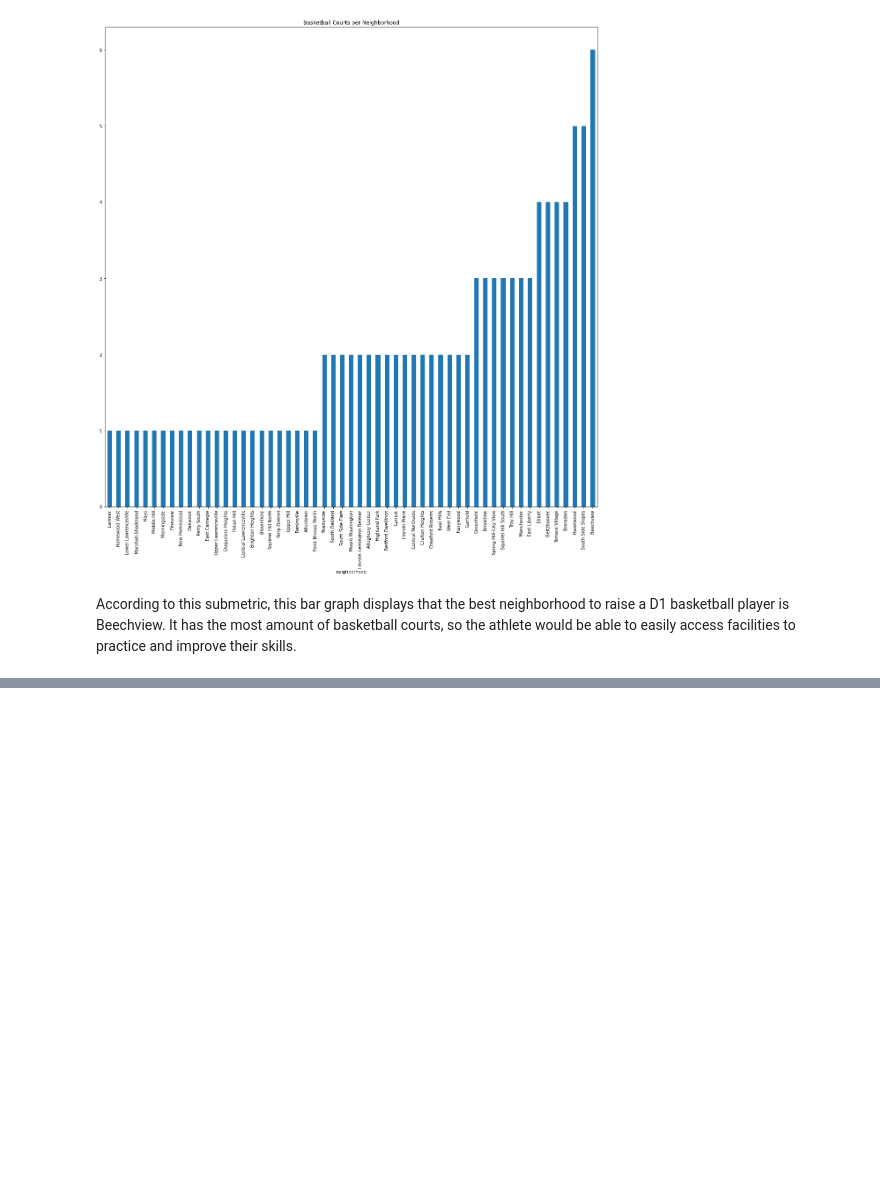
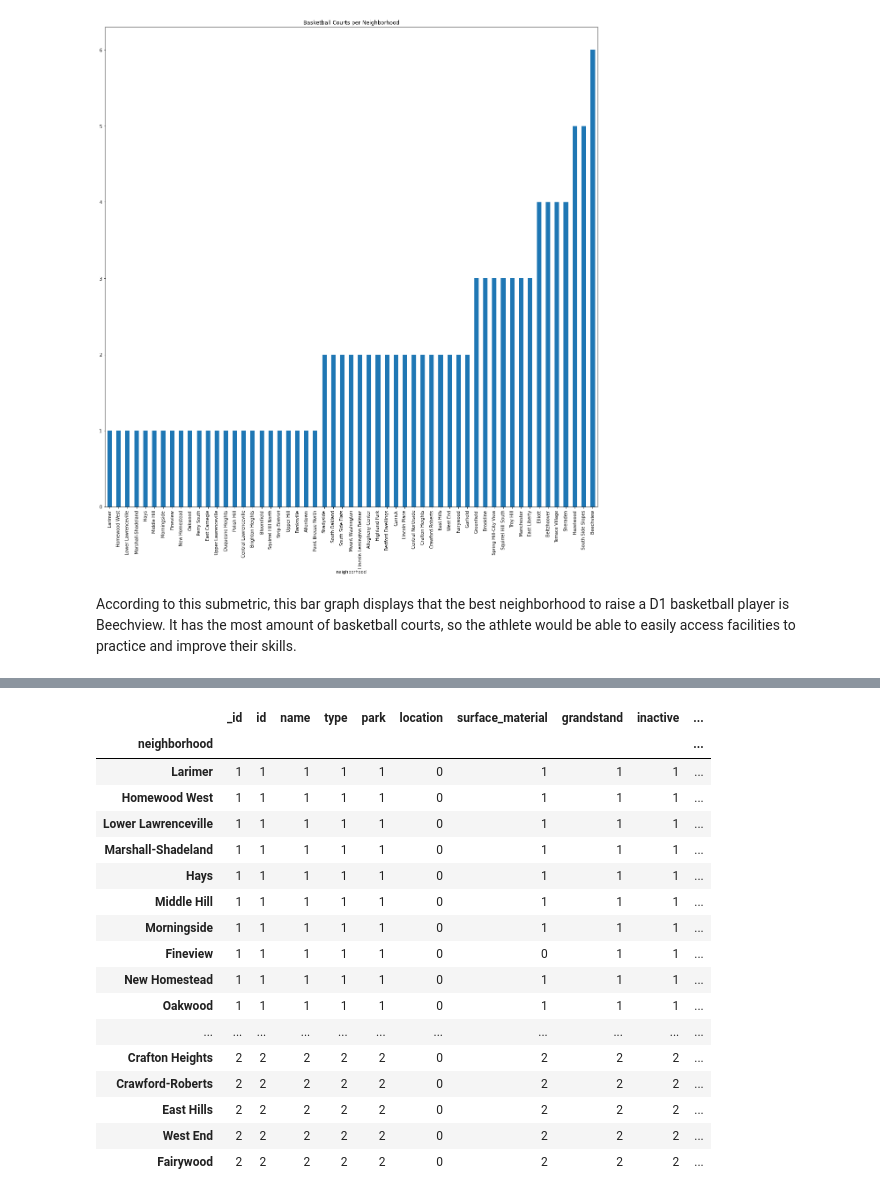
Before and after one commit to Margaret-O/Tres-Amigas-Final-Project, a Jupyter notebook: Final-Project-Courts/FinalProjectCourts.ipynb, the cells around one changed output, grey strips where cells are left out. Drawn from its saved outputs; the diff is of its cells as text; code cells hidden in the pictures; blank space fills up the shorter version.

```diff
--- a/Final-Project-Courts/FinalProjectCourts.ipynb
+++ b/Final-Project-Courts/FinalProjectCourts.ipynb
@@ -25,0 +28,28 @@ According to this submetric, this bar graph displays that the best neighborhood
+# %%
+count = 0
+current = int(sortedNeighborhoods["_id"][-1])
+for index, neighborhood in sortedNeighborhoods.iterrows():
+        if neighborhood["id"] != current:
+            count += 1
+            current = neighborhood["id"]
+        neighborhood["rank"] = count
+sortedNeighborhoods.head(40)
+# %% [output]
+|  | _id | id | name | type | park | location | surface_material | grandstand | inactive | ... |
+| neighborhood |  |  |  |  |  |  |  |  |  | ... |
+| Larimer | 1 | 1 | 1 | 1 | 1 | 0 | 1 | 1 | 1 | ... |
+| Homewood West | 1 | 1 | 1 | 1 | 1 | 0 | 1 | 1 | 1 | ... |
+| Lower Lawrenceville | 1 | 1 | 1 | 1 | 1 | 0 | 1 | 1 | 1 | ... |
+| Marshall-Shadeland | 1 | 1 | 1 | 1 | 1 | 0 | 1 | 1 | 1 | ... |
+| Hays | 1 | 1 | 1 | 1 | 1 | 0 | 1 | 1 | 1 | ... |
+| Middle Hill | 1 | 1 | 1 | 1 | 1 | 0 | 1 | 1 | 1 | ... |
+| Morningside | 1 | 1 | 1 | 1 | 1 | 0 | 1 | 1 | 1 | ... |
+| Fineview | 1 | 1 | 1 | 1 | 1 | 0 | 0 | 1 | 1 | ... |
+| New Homestead | 1 | 1 | 1 | 1 | 1 | 0 | 1 | 1 | 1 | ... |
+| Oakwood | 1 | 1 | 1 | 1 | 1 | 0 | 1 | 1 | 1 | ... |
+| ... | ... | ... | ... | ... | ... | ... | ... | ... | ... | ... |
+| Crafton Heights | 2 | 2 | 2 | 2 | 2 | 0 | 2 | 2 | 2 | ... |
+| Crawford-Roberts | 2 | 2 | 2 | 2 | 2 | 0 | 2 | 2 | 2 | ... |
+| East Hills | 2 | 2 | 2 | 2 | 2 | 0 | 2 | 2 | 2 | ... |
+| West End | 2 | 2 | 2 | 2 | 2 | 0 | 2 | 2 | 2 | ... |
+| Fairywood | 2 | 2 | 2 | 2 | 2 | 0 | 2 | 2 | 2 | ... |
```
Also changed, not shown: parts of 1 cell of this notebook.
